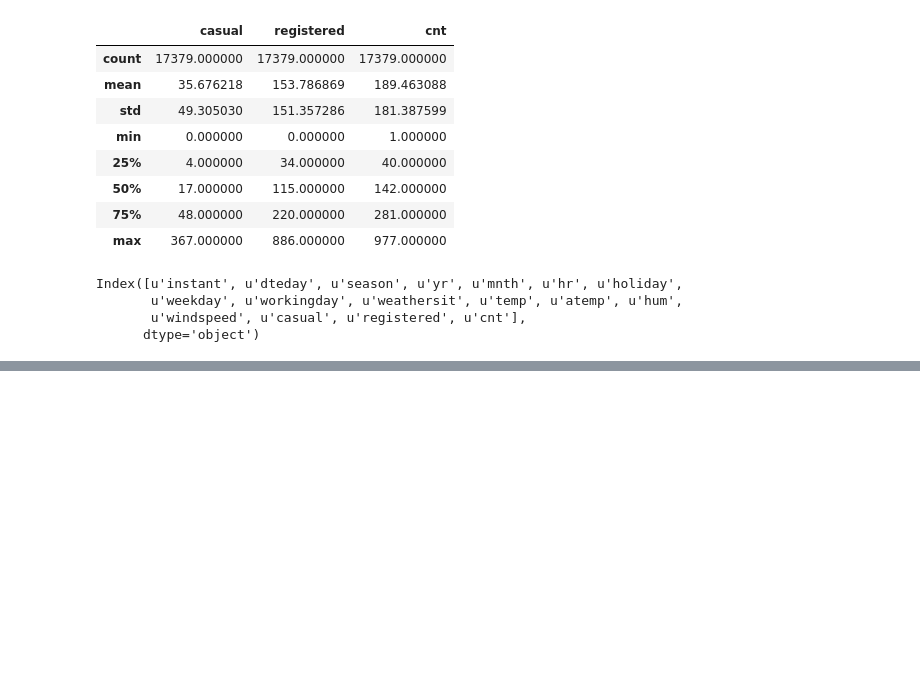
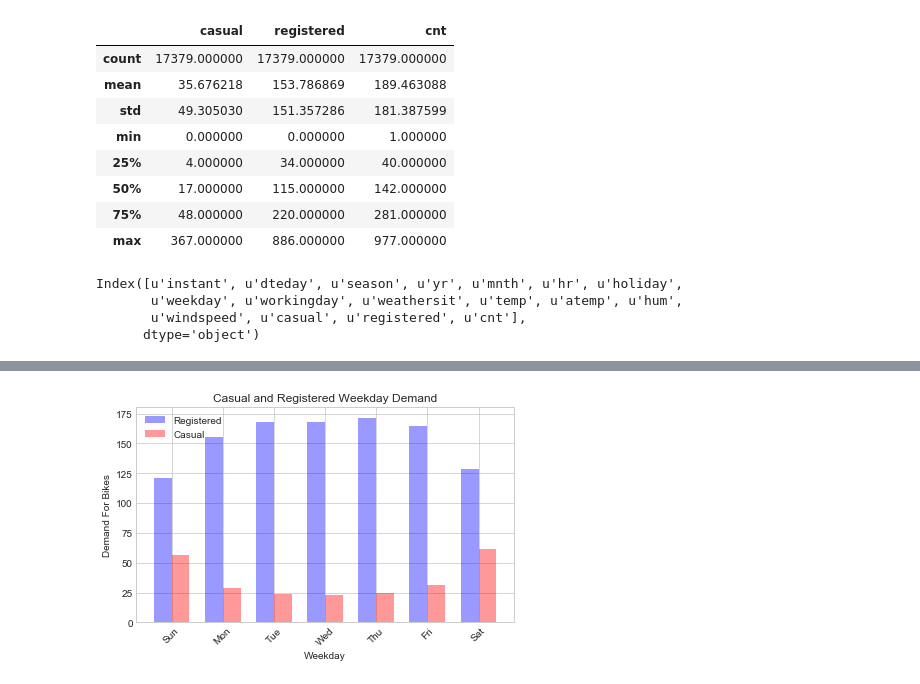
Before and after one commit to samudassir/bikesharingdemand, a Jupyter notebook: data_wrangling/src/capstone_project1_data_wrangling.ipynb, the cells around one changed output, grey strips where cells are left out. Saved outputs shown, nothing was run; the diff lists cells and outputs as text; code cells hidden in the pictures; blank space fills up the shorter version.

```diff
--- a/data_wrangling/src/capstone_project1_data_wrangling.ipynb
+++ b/data_wrangling/src/capstone_project1_data_wrangling.ipynb
@@ -191,0 +172,23 @@ df.groupby('Part_Of_Day').Demand.sum().plot()
+# %%
+fig, ax = subplots()
+
+index = np.arange(7)
+bar_width = 0.35
+opacity = 0.4
+ax.bar(index, df.groupby(['Weekday']).Registered.mean(), bar_width,
+                alpha=opacity, color='b')
+ax.bar(index + bar_width, df.groupby(['Weekday']).Casual.mean(), bar_width,
+                alpha=opacity, color='r')
+
+ax.set_xlabel('Weekday')
+ax.set_ylabel('Demand For Bikes')
+ax.set_title('Casual and Registered Weekday Demand')
+ax.set_xticklabels(('Sun','Mon','Tue','Wed','Thu','Fri','Sat'))
+ax.legend(labels=["Registered","Casual"],loc=2)
+ax.set_xticks(index + bar_width / 2)
+plt.xticks(rotation=45)
+fig.tight_layout()
+savefig('../../img/plot/mean_casual_registered_demand.png', bbox_inches='tight')
+plt.show()
+# %% [output]
+[figure, added]
```
Also changed, not shown: parts of 21 cells of this notebook, 12 other files.
